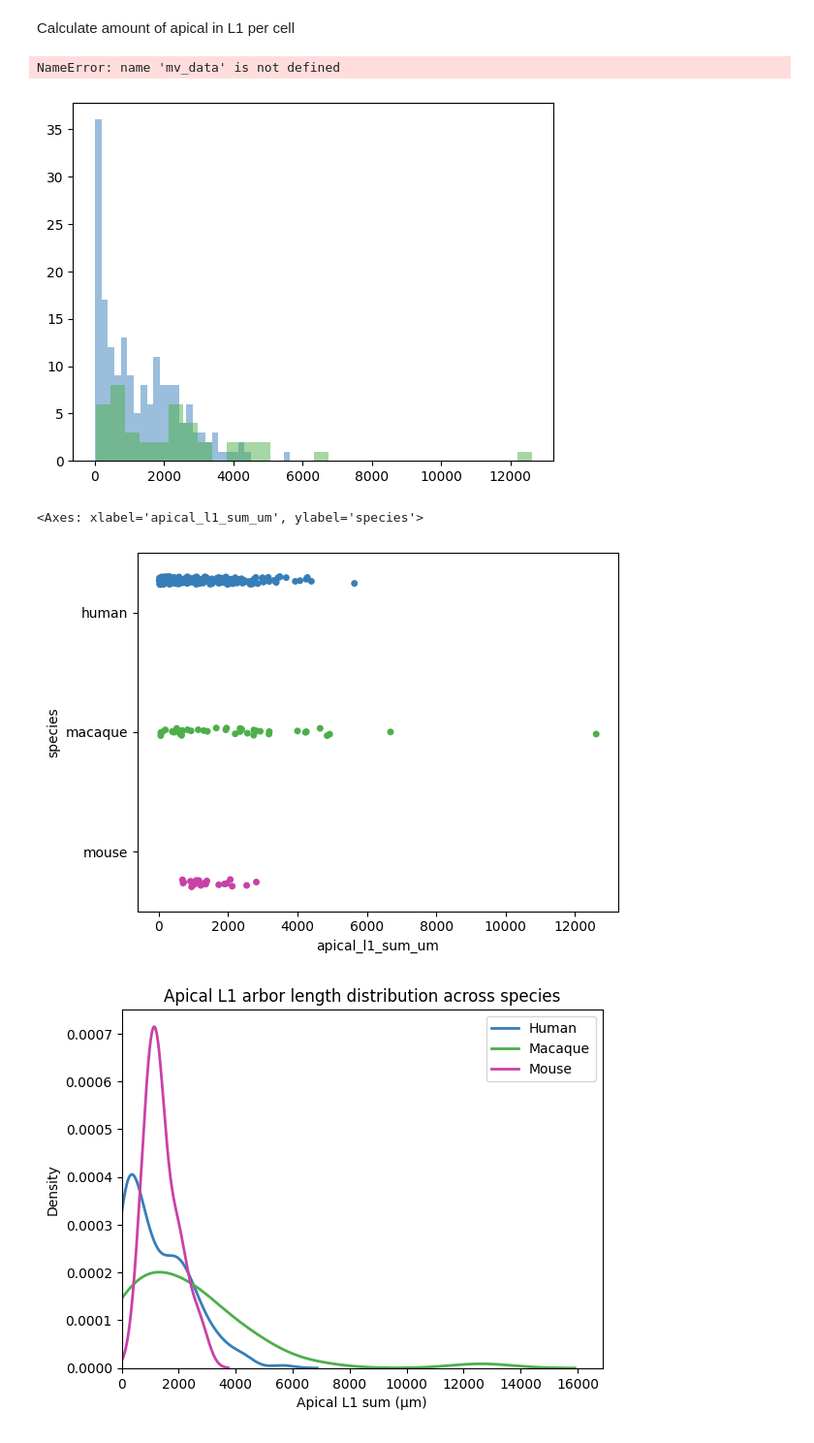
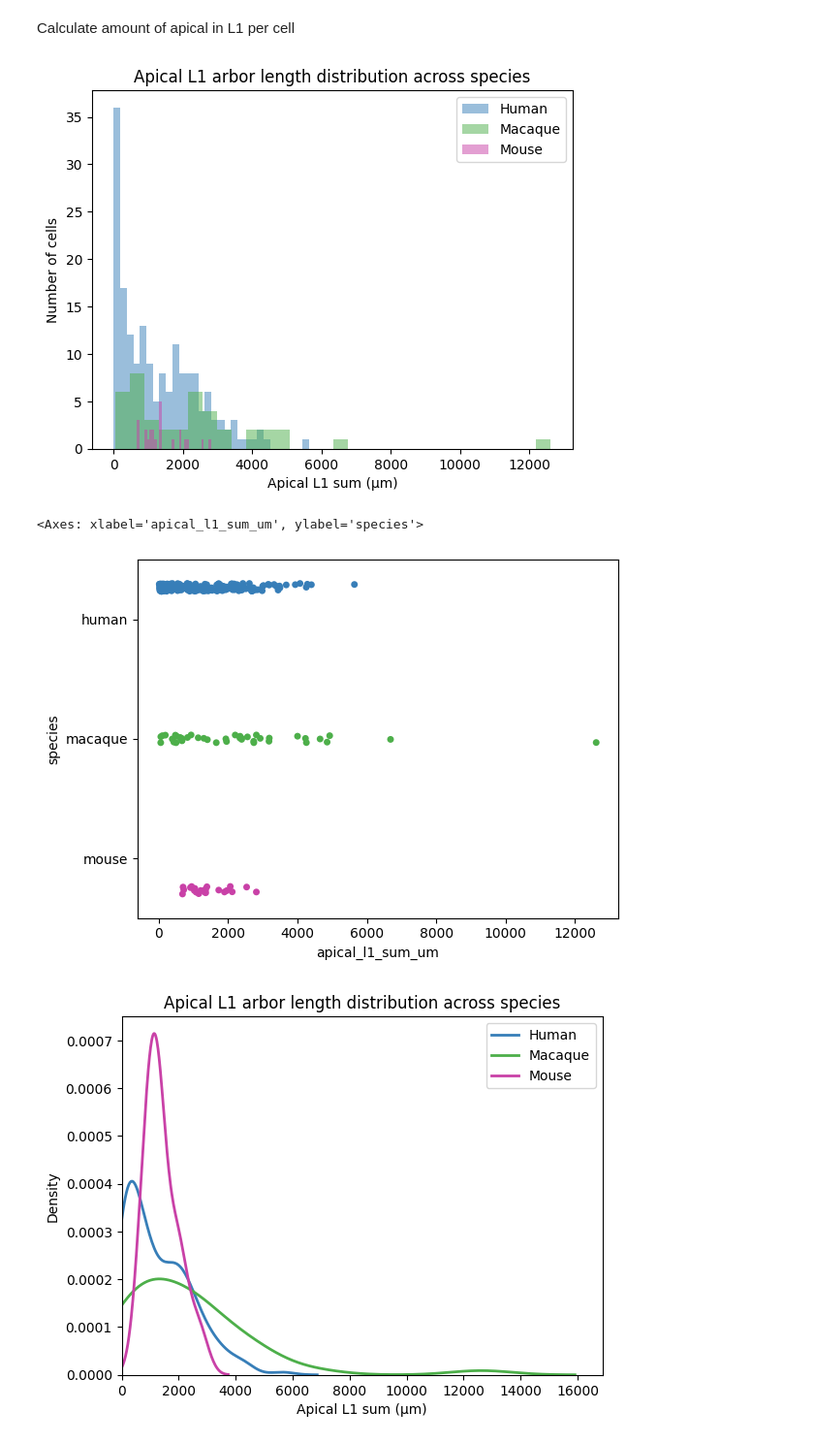
Before and after one commit to AllenInstitute/human_patchseq_excitatory, a Jupyter notebook: code/analysis/cross_species/3_apical_in_l1.ipynb, the cells around one changed output. Shown at 97% size. Saved outputs shown, nothing was run; the diff lists cells and outputs as text; code cells hidden in the pictures.

Commit message:
cross species checkpoint

```diff
--- a/code/analysis/cross_species/3_apical_in_l1.ipynb
+++ b/code/analysis/cross_species/3_apical_in_l1.ipynb
@@ -32,7 +41,7 @@ DATA_ROOT = Path('/root/capsule/data')
 
 h_data_file =      DATA_ROOT / 'human' / 'morphology' / 'dendrite' / '20260712' / 'AlignedHistogram.csv'
 q_data_file =      DATA_ROOT / 'macaque' / 'morphology' / 'dendrite' / '20260722' / 'AlignedHistogram.csv'
-m_data_file =      DATA_ROOT / 'mouse' / 'morphology' / 'dendrite' / '20260826' / 'AlignedHistogram.csv'
+m_data_file =      DATA_ROOT / 'mouse' / 'morphology' / 'dendrite' / '20260826' / f'AlignedHistogram{dataset_type}.csv'
 
 macaque_average_layers_file =   DATA_ROOT / 'macaque' / 'average_cortical_layers' / '20250314' / 'macaque_average_layers.json'
 
@@ -112,22 +121,20 @@ all_species_apical_data.to_csv(os.path.join(OUT_DIR, 'all_species_apical_l1.csv'
 # %%
 plt.hist(h_data.apical_l1_sum_um.tolist(), bins=30, color=species_colors['human'], alpha=0.5, label='Human')
 plt.hist(q_data.apical_l1_sum_um.tolist(), bins=30, color=species_colors['macaque'], alpha=0.5, label='Macaque')
-plt.hist(mv_data.apical_l1_sum_um.tolist(), bins=30, color=species_colors['mouse VIS'], alpha=0.5, label='Mouse VIS')
-plt.hist(mt_data.apical_l1_sum_um.tolist(), bins=30, color=species_colors['mouse TEa'], alpha=0.5, label='Mouse TEa')
+plt.hist(m_data.apical_l1_sum_um.tolist(), bins=30, color=species_colors['mouse'], alpha=0.5, label='Mouse')
 
 plt.xlabel('Apical L1 sum (µm)')
 plt.ylabel('Number of cells')
 plt.title('Apical L1 arbor length distribution across species')
 plt.legend()
 plt.show()
 # %% [output]
-NameError: name 'mv_data' is not defined
-[figure, old version]
+[figure, new version]
 # %%
 sns.stripplot(x='apical_l1_sum_um', y='species', hue='species', data=all_species_apical_data, dodge=True, jitter=True, palette=species_colors)
 # %% [output]
 <Axes: xlabel='apical_l1_sum_um', ylabel='species'>
-[figure, old version]
+[figure, new version]
 # %%
 sns.kdeplot(h_data.apical_l1_sum_um, color=species_colors['human'], fill=False, label='Human', linewidth=2)
 sns.kdeplot(q_data.apical_l1_sum_um, color=species_colors['macaque'], fill=False, label='Macaque', linewidth=2)
```
Also changed, not shown: parts of 25 cells of this notebook, 2 other files.
